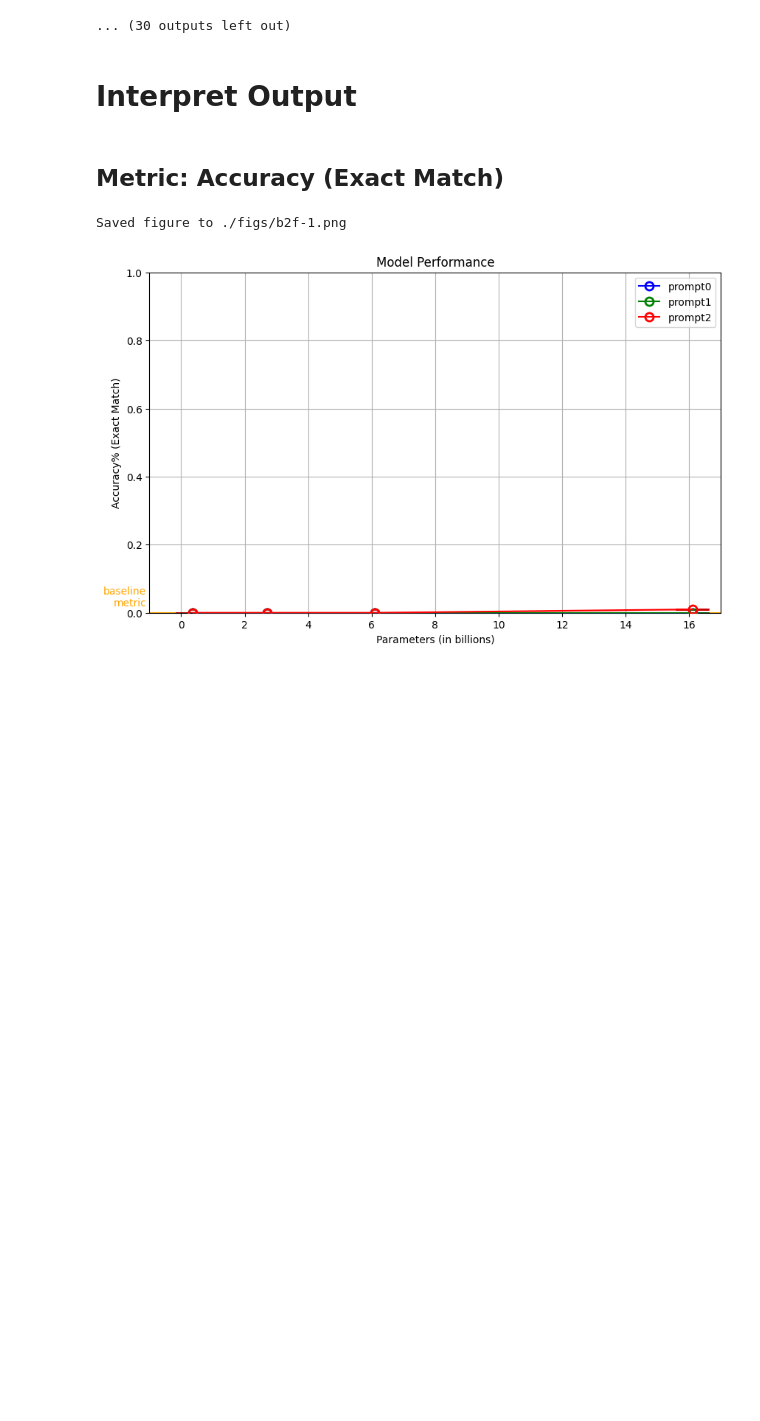
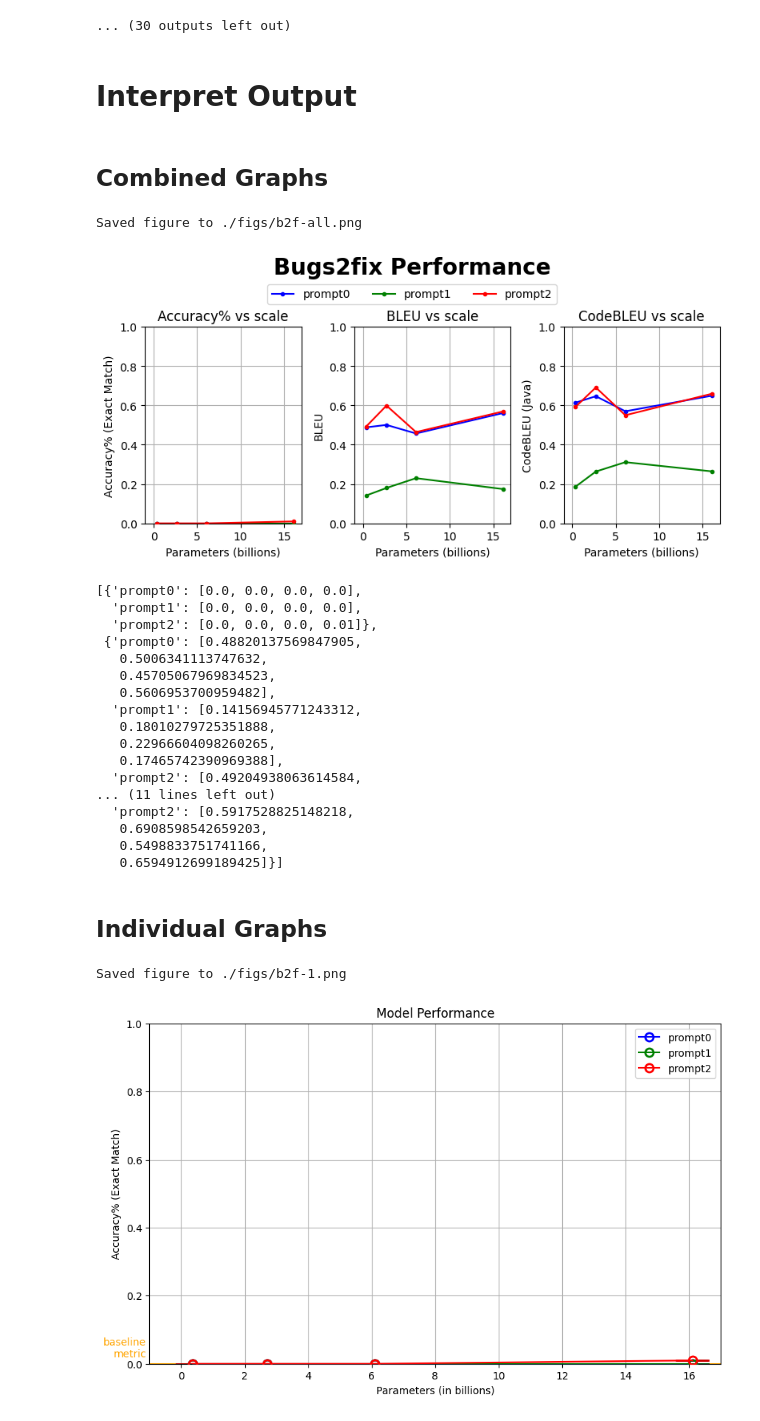
Before and after one commit to WM-SEMERU/emergent-capabilities, a Jupyter notebook: bugs2fix.ipynb, the cells around one changed output. Saved outputs shown, nothing was run; the diff lists cells and outputs as text; code cells hidden in the pictures; blank space fills up the shorter version.

```diff
--- a/bugs2fix.ipynb
+++ b/bugs2fix.ipynb
@@ -48,7 +48,34 @@ Prompt to be tested:
 # %%
 import metric
 runner.init_render(family=ModelFamily.CodeGen1.multi)
+# %% [markdown]
+## Combined Graphs
+# %%
+runner.render_metric_multi(
+    [ metric.ExactMatch, metric.BLEU, metric.CodeBLEUJava ],
+    save="./figs/b2f-all.png",
+)
+# %% [output]
+Saved figure to ./figs/b2f-all.png
+[figure, added]
+[{'prompt0': [0.0, 0.0, 0.0, 0.0],
+  'prompt1': [0.0, 0.0, 0.0, 0.0],
+  'prompt2': [0.0, 0.0, 0.0, 0.01]},
+ {'prompt0': [0.48820137569847905,
+   0.5006341113747632,
+   0.45705067969834523,
+   0.5606953700959482],
+  'prompt1': [0.14156945771243312,
+   0.18010279725351888,
+   0.22966604098260265,
+   0.17465742390969388],
+  'prompt2': [0.49204938063614584,
+... (11 lines left out)
+  'prompt2': [0.5917528825148218,
+   0.6908598542659203,
+   0.5498833751741166,
+   0.6594912699189425]}]
 # %% [markdown]
-## Metric: Accuracy (Exact Match)
+## Individual Graphs
 # %%
 runner.render_metric(metric.ExactMatch, save="./figs/b2f-1.png")
```
Also changed, not shown: parts of 5 cells of this notebook, 20 other files.
